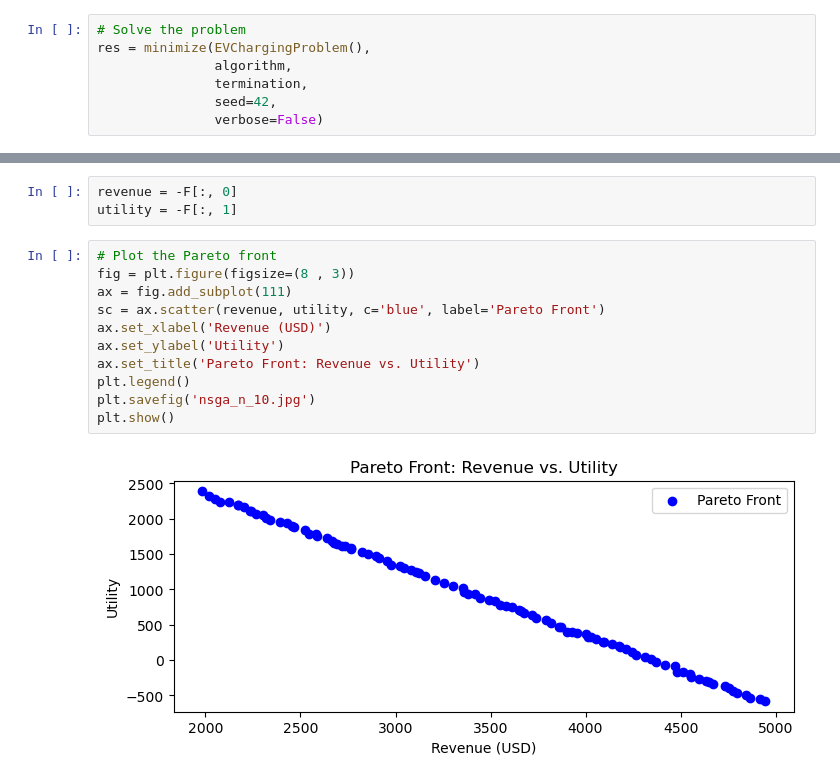
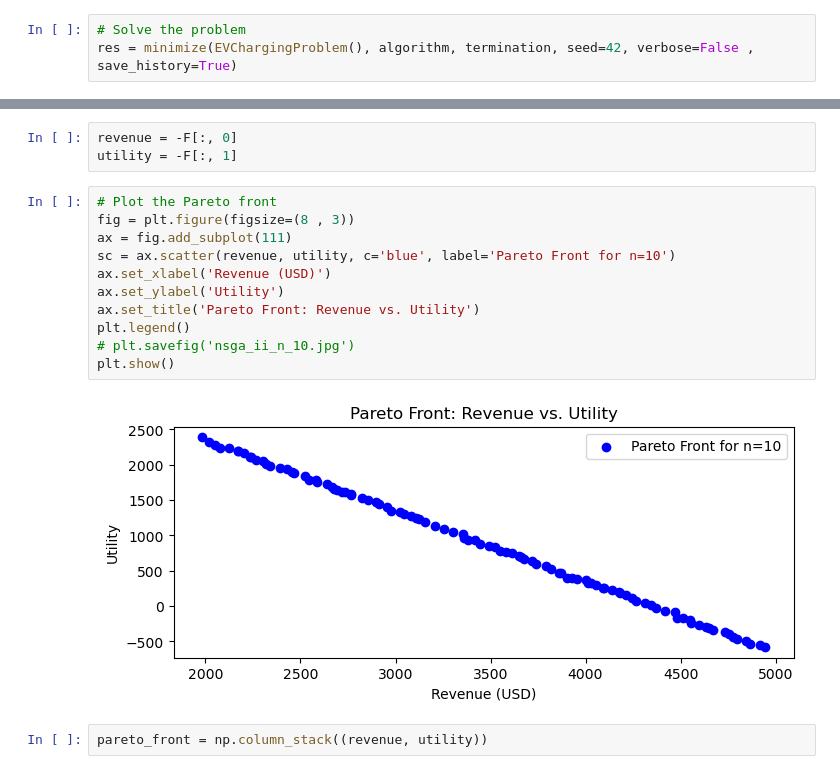
Before and after one commit to Kalyan199999/Genetic-_algorithms, a Jupyter notebook: nsga-ii.ipynb, the cells around one changed output, grey strips where cells are left out. Saved outputs shown, nothing was run; the diff lists cells and outputs as text.

```diff
--- a/nsga-ii.ipynb
+++ b/nsga-ii.ipynb
@@ -159,11 +217,7 @@ b_n = np.array(b_n)
 s_n = np.array(s_n)
 # %%
 # Solve the problem
-res = minimize(EVChargingProblem(),
-               algorithm,
-               termination,
-               seed=42,
-               verbose=False)
+res = minimize(EVChargingProblem(), algorithm, termination, seed=42, verbose=False , save_history=True)
 # %%
 # Extract results
 X = res.X  # Decision variables (p, x_1, ..., x_N)
@@ -174,13 +228,15 @@ utility = -F[:, 1]
 # %%
 # Plot the Pareto front
 fig = plt.figure(figsize=(8 , 3))
 ax = fig.add_subplot(111)
-sc = ax.scatter(revenue, utility, c='blue', label='Pareto Front')
+sc = ax.scatter(revenue, utility, c='blue', label='Pareto Front for n=10')
 ax.set_xlabel('Revenue (USD)')
 ax.set_ylabel('Utility')
 ax.set_title('Pareto Front: Revenue vs. Utility')
 plt.legend()
-plt.savefig('nsga_n_10.jpg')
+# plt.savefig('nsga_ii_n_10.jpg')
 plt.show()
 # %% [output]
-[figure, old version]
+[figure, new version]
+# %%
+pareto_front = np.column_stack((revenue, utility))
```
Also changed, not shown: parts of 12 cells of this notebook, 22 other files.
